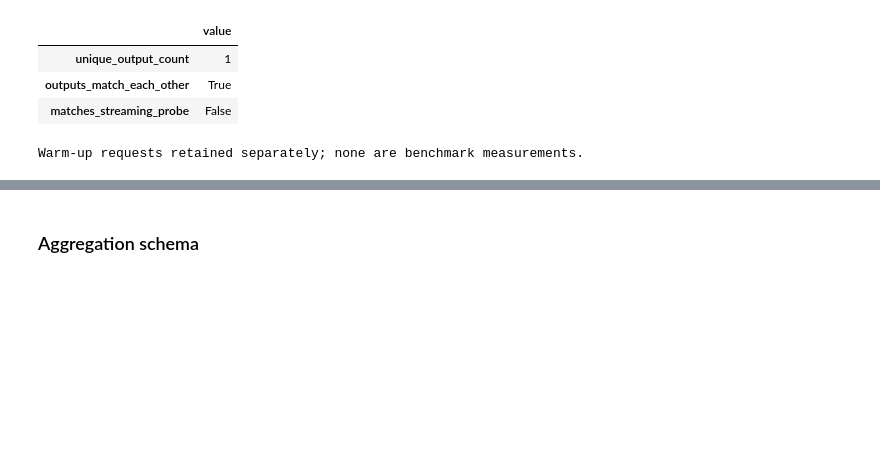
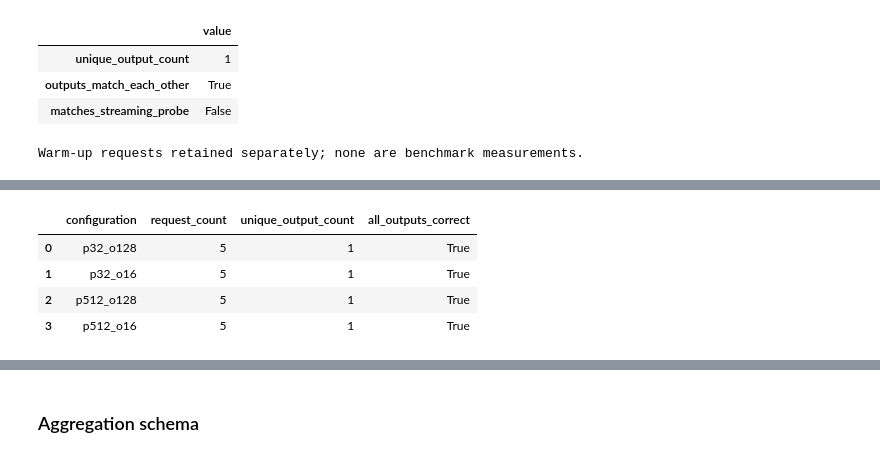
Before and after one commit to coert/dgx-spark-lab, a Jupyter notebook: experiments/01-distributed-inference/01-single-node-inference.ipynb, the cells around one changed output, grey strips where cells are left out. Saved outputs shown, nothing was run; the diff lists cells and outputs as text; code cells hidden in the pictures; blank space fills up the shorter version.

```diff
--- a/experiments/01-distributed-inference/01-single-node-inference.ipynb
+++ b/experiments/01-distributed-inference/01-single-node-inference.ipynb
@@ -1797,0 +2026,78 @@ Warm-up requests retained separately; none are benchmark measurements.
+# %%
+raw_results["end_to_end_output_tokens_per_s"] = (
+    raw_results["returned_output_tokens"] / raw_results["latency_s"]
+)
+
+raw_results["output_consistent_with_configuration"] = raw_results.groupby(
+    "configuration"
+)["output_text"].transform(lambda values: values.eq(values.iloc[0]))
+
+raw_results["output_correct"] = (
+    raw_results["request_valid"] & raw_results["output_consistent_with_configuration"]
+)
+
+configuration_counts = raw_results.groupby("configuration").size().sort_index()
+
+raw_result_invariants = pd.Series(
+    {
+        "measured_request_count_matches": (
+            len(raw_results) == expected_measured_requests
+        ),
+        "execution_order_is_unique": (raw_results["execution_order"].is_unique),
+        "client_request_ids_are_unique": (raw_results["client_request_id"].is_unique),
+        "each_configuration_has_five_trials": bool(
+            configuration_counts.eq(REPETITIONS).all()
+        ),
+        "all_requests_are_valid": bool(raw_results["request_valid"].all()),
+        "all_outputs_are_consistent": bool(
+            raw_results["output_consistent_with_configuration"].all()
+        ),
+        "all_outputs_are_correct": bool(raw_results["output_correct"].all()),
+    },
+    name="passed",
+)
+
+memory_sampling_summary = pd.Series(
+    {
+        "before_samples_present": int(
+            raw_results["gpu_memory_used_before_bytes"].notna().sum()
+        ),
+        "after_samples_present": int(
+            raw_results["gpu_memory_used_after_bytes"].notna().sum()
+        ),
+        "before_sample_errors": int(
+            raw_results["gpu_memory_before_error"].notna().sum()
+        ),
+        "after_sample_errors": int(raw_results["gpu_memory_after_error"].notna().sum()),
+    },
+    name="value",
+)
+
+determinism_summary = raw_results.groupby(
+    "configuration",
+    as_index=False,
+).agg(
+    request_count=(
+        "client_request_id",
+        "size",
+    ),
+    unique_output_count=(
+        "output_text",
+        "nunique",
+    ),
+    all_outputs_correct=(
+        "output_correct",
+        "all",
+    ),
+)
+
+display(configuration_counts.to_frame("count"))
+display(raw_result_invariants.to_frame())
+display(memory_sampling_summary.to_frame())
+display(determinism_summary)
+
+if not bool(raw_result_invariants.all()):
+    raise AssertionError("The measured sweep failed one or more raw-result invariants")
+
+print("Raw measured results verified. Aggregation has not yet been performed.")
+# %% [output]
@@ -1797,0 +2123,5 @@ Warm-up requests retained separately; none are benchmark measurements.
+|  | configuration | request_count | unique_output_count | all_outputs_correct |
+| 0 | p32_o128 | 5 | 1 | True |
+| 1 | p32_o16 | 5 | 1 | True |
+| 2 | p512_o128 | 5 | 1 | True |
+| 3 | p512_o16 | 5 | 1 | True |
```
Also changed, not shown: parts of 4 cells of this notebook.
